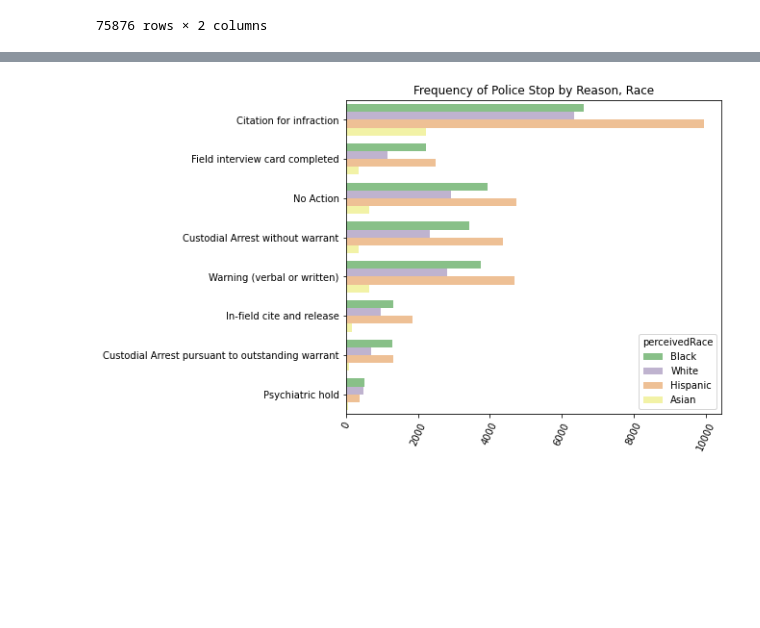
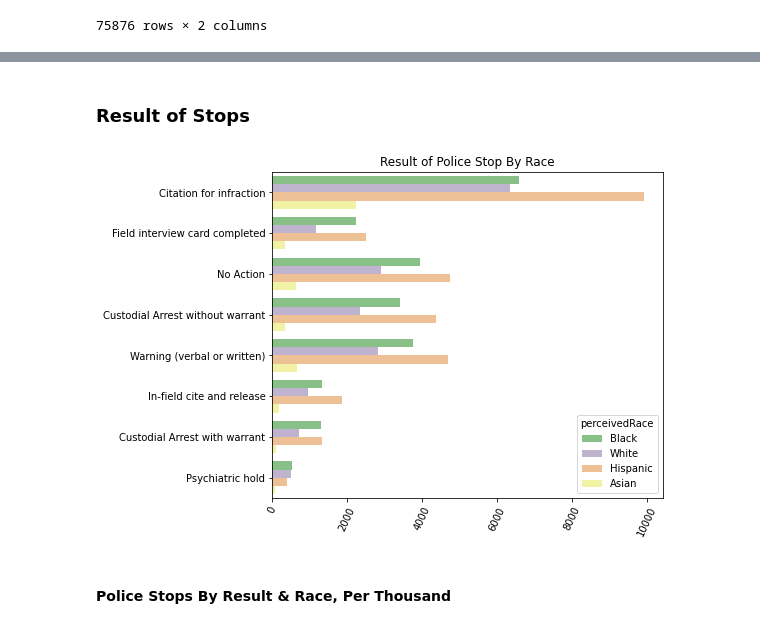
Before and after one commit to tsamba120/Long-Beach-Policing-Analysis, a Jupyter notebook: notebooks/lbpd_eda.ipynb, the cells around one changed output, grey strips where cells are left out. Cells and saved outputs as stored; diff of their text form; code cells hidden in the pictures; blank space fills up the shorter version.

```diff
--- a/notebooks/lbpd_eda.ipynb
+++ b/notebooks/lbpd_eda.ipynb
@@ -204,15 +246,20 @@ plt.title('Frequency of Police Stop by Reason, Race');
+# %% [markdown]
+### Result of Stops
 # %%
 resultStop = main_df[main_df['perceivedRace'].isin(['White', 'Black', 'Asian', 'Hispanic'])]
 resultStop = resultStop[~resultStop['resultOfStop'].str.contains('|'.join(['minor', 'school', 'Homeland', 'Noncriminal']))]
+resultStop
+
+resultStop.loc[resultStop['resultOfStop'].str.contains('outstanding warrant'), 'resultOfStop'] = 'Custodial Arrest with warrant'
 # %%
 plt.style.use('default')
 %matplotlib inline
 fig, ax = plt.subplots(figsize=(7,6))
 g = sns.countplot(y='resultOfStop', data=resultStop, hue='perceivedRace', palette='Accent')
 ax.tick_params(axis='x', labelsize=10, rotation=65)
 ax.tick_params(axis='y', labelsize=10)
 plt.xlabel('')
 plt.ylabel('')
-plt.title('Frequency of Police Stop by Reason, Race');
+plt.title('Result of Police Stop By Race');
 # %% [output]
-[figure, old version]
+[figure, new version]
@@ -220,0 +266,2 @@ plt.title('Frequency of Police Stop by Reason, Race');
+# %% [markdown]
+#### Police Stops By Result & Race, Per Thousand
```
Also changed, not shown: parts of 10 cells of this notebook.
